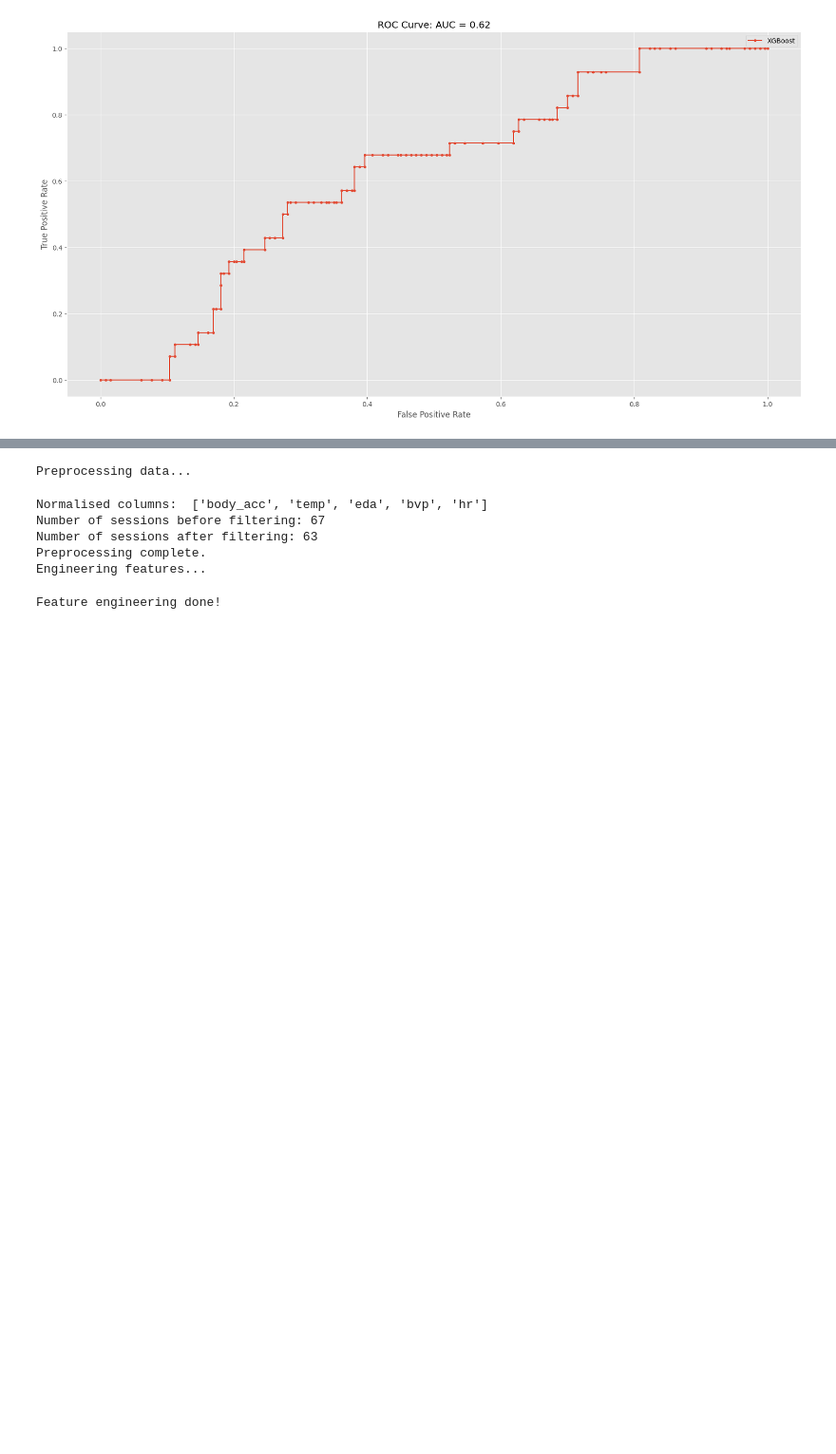
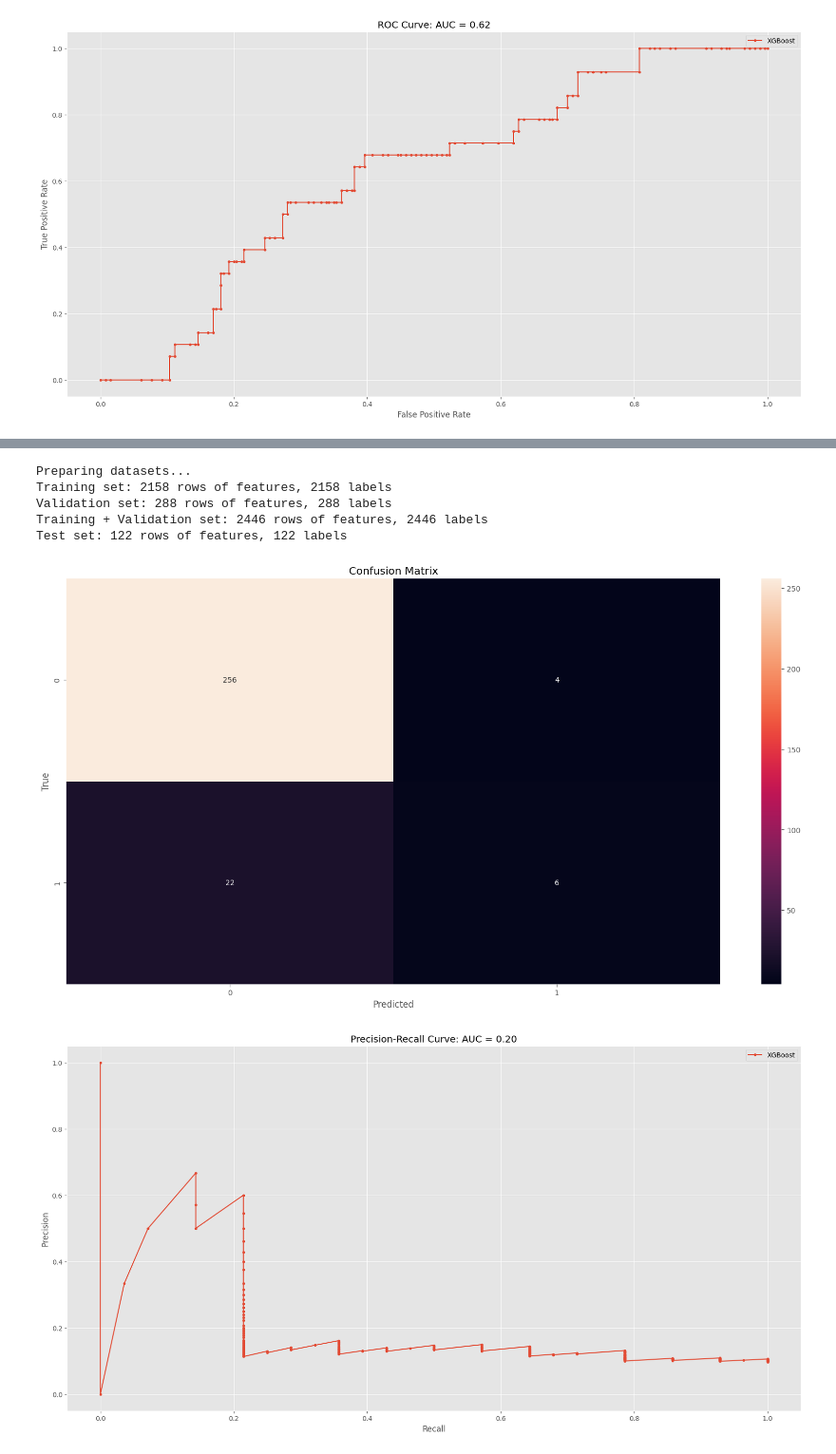
Before and after one commit to koenraijer/IP-TNT, a Jupyter notebook: a1_checkpoint.ipynb, the cells around one changed output, grey strips where cells are left out. Shown at 95% size. Drawn from its saved outputs; the diff is of its cells as text; code cells hidden in the pictures; blank space fills up the shorter version.

```diff
--- a/a1_checkpoint.ipynb
+++ b/a1_checkpoint.ipynb
@@ -138,0 +108,11 @@ h.plot_metrics(y_val, y_pred, model, X_val)
+# %%
+from hyperopt import fmin, tpe, hp, STATUS_OK, space_eval
+
+# Define metrics_dict
+all_model_metrics = {}
+
+# Define best params dict
+best_params = {}
+
+# Set reference class
+reference_class = 'tnt'
@@ -207,29 +182,26 @@ Parameters: { "gamma_log", "reg_alpha_log", "reg_lambda_log" } are not used.
-# %%
-from sklearn.preprocessing import StandardScaler
-import pandas as pd
-import helpers as h
-import empatica_helpers as eh
-import inquisit_helpers as ih
-import numpy as np
-import matplotlib.pyplot as plt
-import neurokit2 as nk
-from importlib import reload
-reload(h), reload(eh), reload(ih)
-
-# Global settings
-pd.set_option('display.max_rows', 200)
-pd.options.display.float_format = '{:.2f}'.format
-plt.rcParams["figure.figsize"] = (20, 10)
-plt.style.use('ggplot') # nicer plots
-pd.set_option('display.max_columns', None)
-
-ei_prep = h.preprocess_data(save=True)
-df = h.get_features(save=False)
-# %% [output]
-Preprocessing data...
-Normalised columns:  ['body_acc', 'temp', 'eda', 'bvp', 'hr']
-Number of sessions before filtering: 67
-Number of sessions after filtering: 63
-Preprocessing complete.
-Engineering features...
-Feature engineering done!
+# %%
+reload(h)
+window_size = best_params_xgb.pop('window_size')
+# reference_class = best_params.pop('reference_class')
+
+# Load the appropriate dataset
+dataset_name = h.get_dataset_name(window_size, 'tnt')
+
+X_train, y_train, X_val, y_val, X_test, y_test, X_train_val, y_train_val, train_idx, train_wval_idx, val_idx, test_idx, df, feature_names, participants = h.prepare_datasets(filename=f"output/{dataset_name}", test_size=0.1, val_size=0.1)
+
+# Train and evaluate the model
+xgb_model = xgb.XGBClassifier(**best_params_xgb, random_state=42)
+xgb_model.fit(X_train, y_train)
+y_pred = xgb_model.predict(X_val)
+
+metrics_dict = h.plot_metrics(y_val, y_pred, xgb_model, X_val)
+
+all_model_metrics['xgb'] = metrics_dict
+# %% [output]
+Preparing datasets...
+Training set: 2158 rows of features, 2158 labels
+Validation set: 288 rows of features, 288 labels
+Training + Validation set: 2446 rows of features, 2446 labels
+Test set: 122 rows of features, 122 labels
+[figure, added]
+[figure, added]
```
Also changed, not shown: parts of 25 cells of this notebook, 2 other files.
